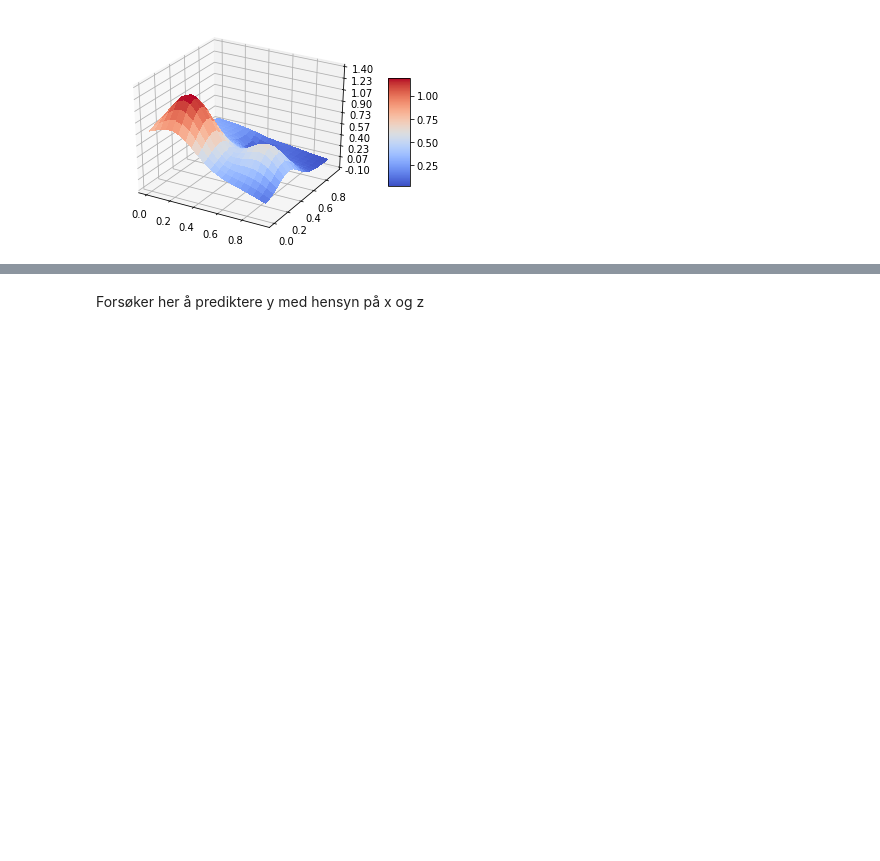
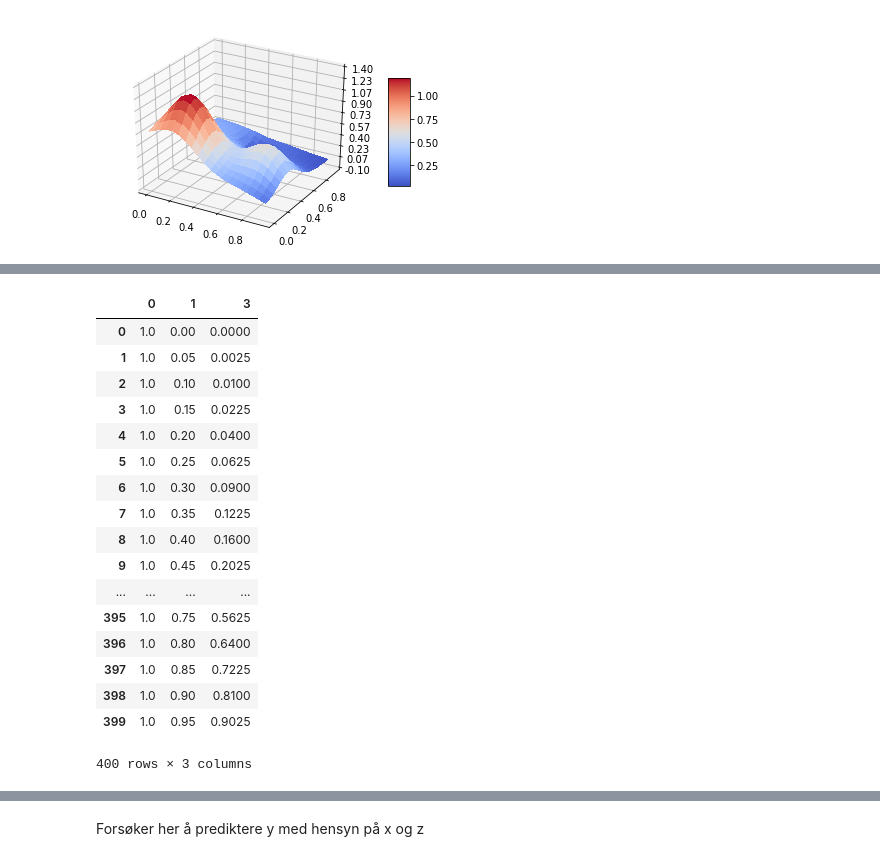
Before and after one commit to Skoppling90/FYS-STK4155-Project-1, a Jupyter notebook: Project number 1.ipynb, the cells around one changed output, grey strips where cells are left out. Saved outputs shown, nothing was run; the diff lists cells and outputs as text; code cells hidden in the pictures; blank space fills up the shorter version.

```diff
--- a/Project number 1.ipynb
+++ b/Project number 1.ipynb
@@ -102,0 +151,2 @@ plt.show()
+# %%
+pandas_designmatrix=pd.DataFrame(data=designMatrix)
@@ -102,0 +260,21 @@ plt.show()
+# %%
+pandas_designmatrix[[0,1,3]]
+# %% [output]
+|  | 0 | 1 | 3 |
+| 0 | 1.0 | 0.00 | 0.0000 |
+| 1 | 1.0 | 0.05 | 0.0025 |
+| 2 | 1.0 | 0.10 | 0.0100 |
+| 3 | 1.0 | 0.15 | 0.0225 |
+| 4 | 1.0 | 0.20 | 0.0400 |
+| 5 | 1.0 | 0.25 | 0.0625 |
+| 6 | 1.0 | 0.30 | 0.0900 |
+| 7 | 1.0 | 0.35 | 0.1225 |
+| 8 | 1.0 | 0.40 | 0.1600 |
+| 9 | 1.0 | 0.45 | 0.2025 |
+| ... | ... | ... | ... |
+| 395 | 1.0 | 0.75 | 0.5625 |
+| 396 | 1.0 | 0.80 | 0.6400 |
+| 397 | 1.0 | 0.85 | 0.7225 |
+| 398 | 1.0 | 0.90 | 0.8100 |
+| 399 | 1.0 | 0.95 | 0.9025 |
+400 rows × 3 columns
```
Also changed, not shown: parts of 43 cells of this notebook, 1 other file.
